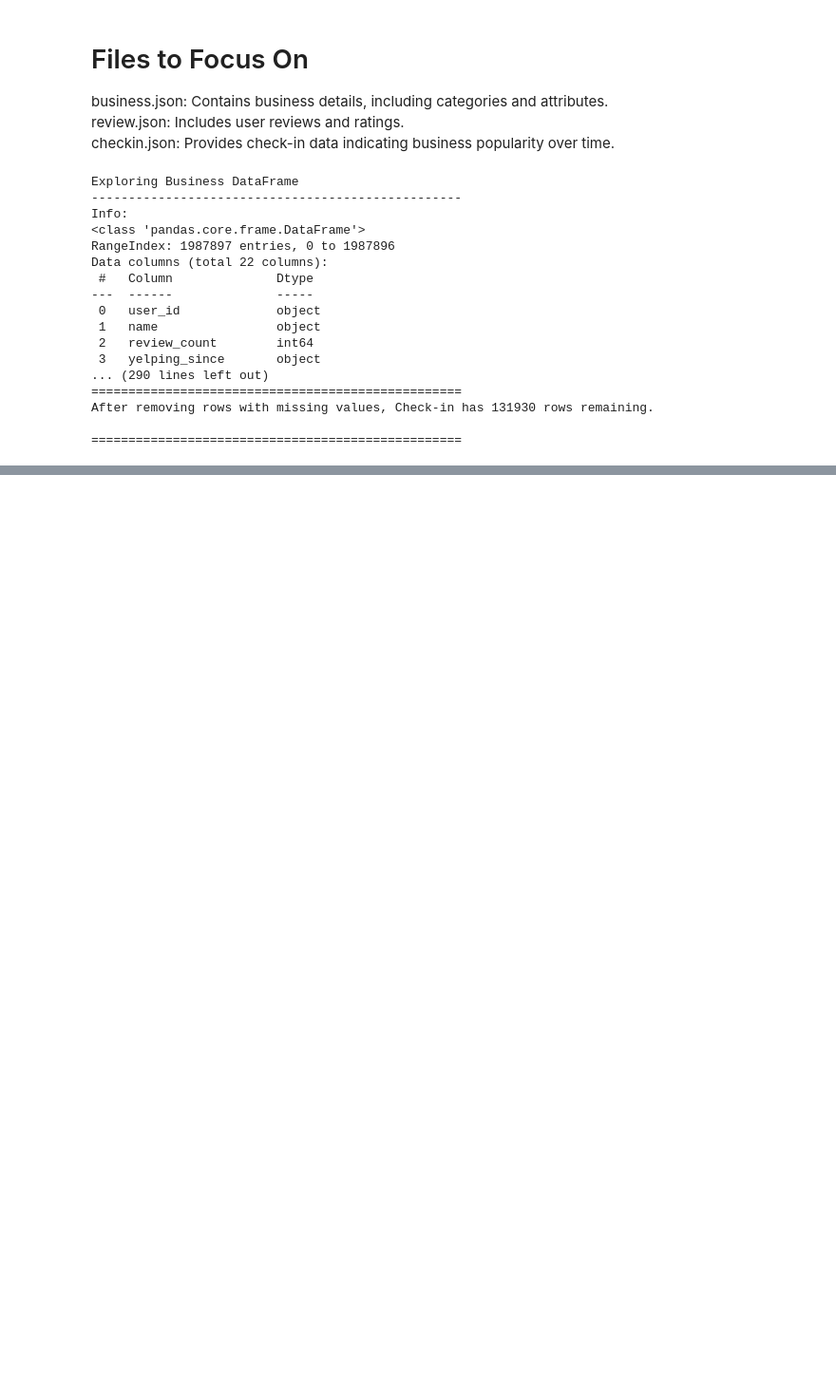
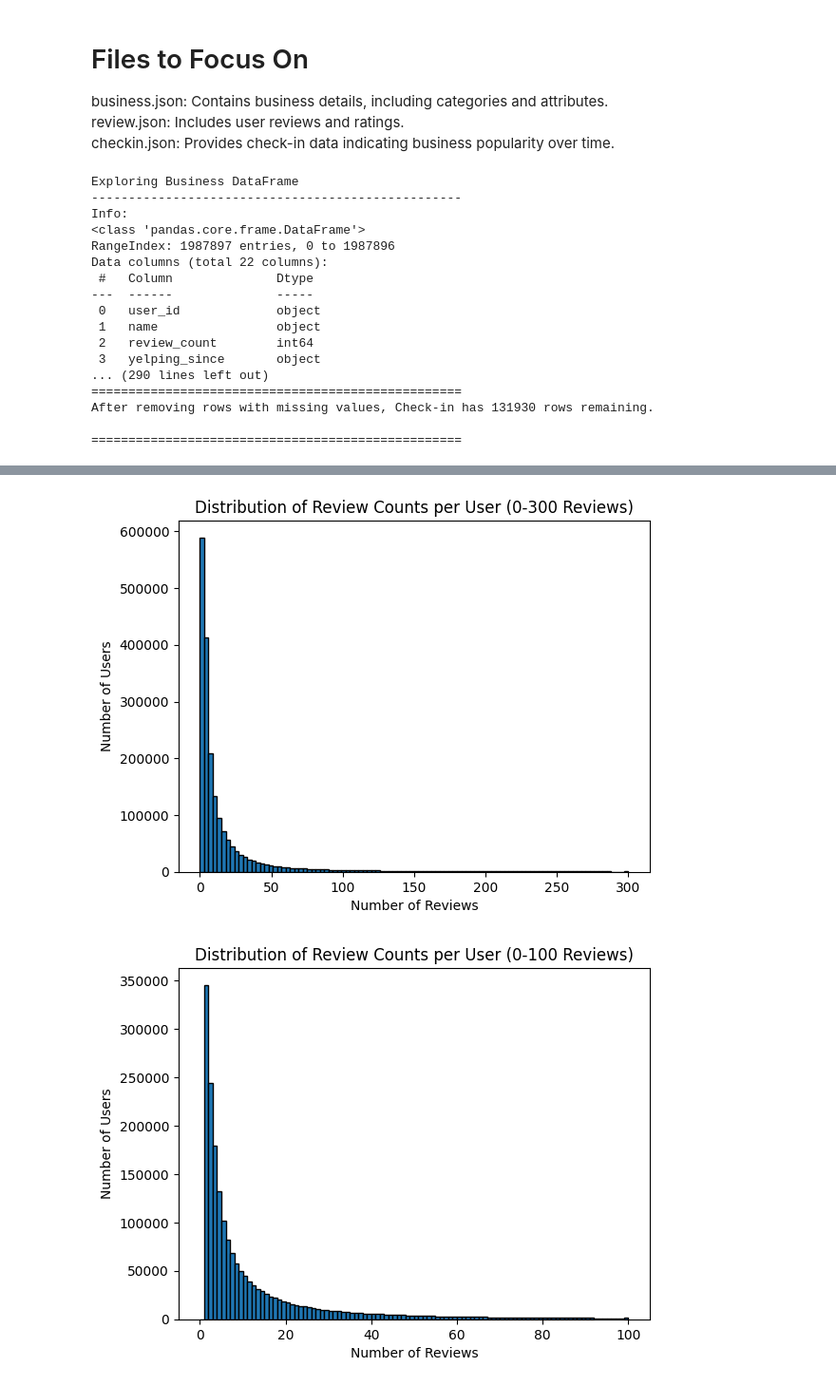
Before and after one commit to Arnav710/yelp_recommender_system, a Jupyter notebook: Melvyn/EDA.ipynb, the cells around one changed output, grey strips where cells are left out. Shown: that part at 95% size. Cells and saved outputs as stored; diff of their text form; code cells hidden in the pictures; blank space fills up the shorter version.

```diff
--- a/Melvyn/EDA.ipynb
+++ b/Melvyn/EDA.ipynb
@@ -85,0 +120,27 @@ After removing rows with missing values, Check-in has 131930 rows remaining.
+# %%
+import matplotlib.pyplot as plt
+
+# Plot distribution of review counts
+# Limit x-axis for review count distribution
+plt.hist(user_df['review_count'], bins=100, edgecolor='k', range=(0, 300))
+plt.title('Distribution of Review Counts per User (0-300 Reviews)')
+plt.xlabel('Number of Reviews')
+plt.ylabel('Number of Users')
+plt.show()
+
+# Limit x-axis to 100
+plt.hist(user_df['review_count'], bins=100, edgecolor='k', range=(0, 100))
+plt.title('Distribution of Review Counts per User (0-100 Reviews)')
+plt.xlabel('Number of Reviews')
+plt.ylabel('Number of Users')
+plt.show()
+
+# Limit x-axis to 50
+plt.hist(user_df['review_count'], bins=100, edgecolor='k', range=(0, 50))
+plt.title('Distribution of Review Counts per User (0-50 Reviews)')
+plt.xlabel('Number of Reviews')
+plt.ylabel('Number of Users')
+plt.show()
+# %% [output]
+[figure, added]
+[figure, added]
```
Also changed, not shown: parts of 4 cells of this notebook.
